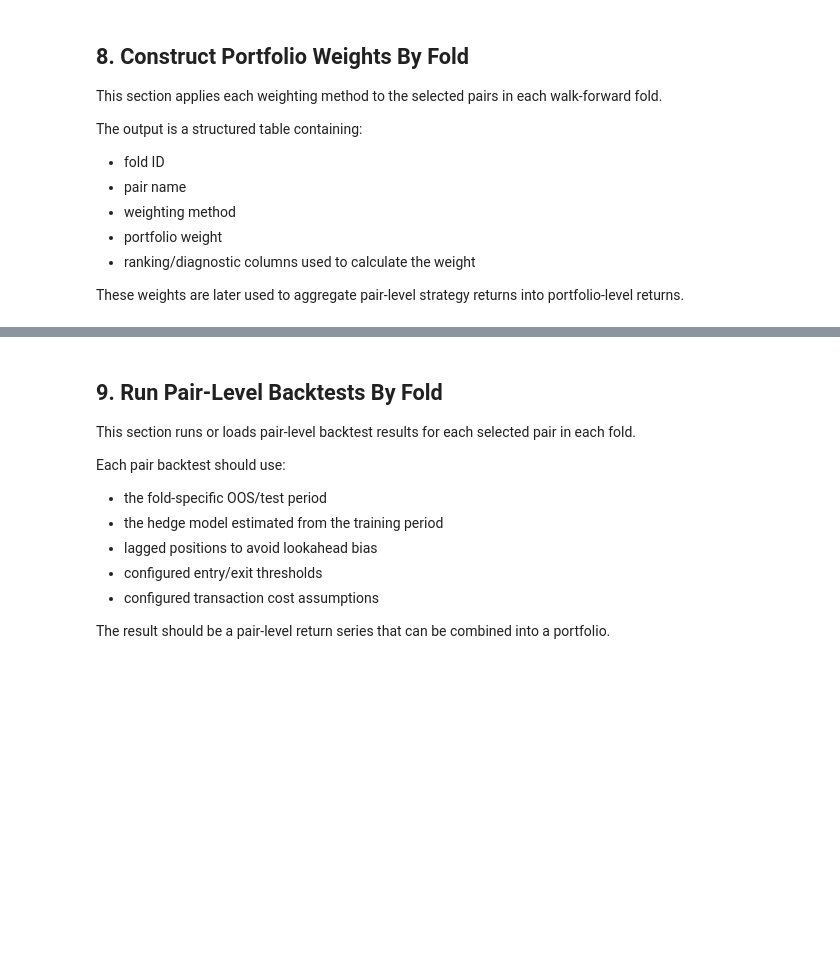
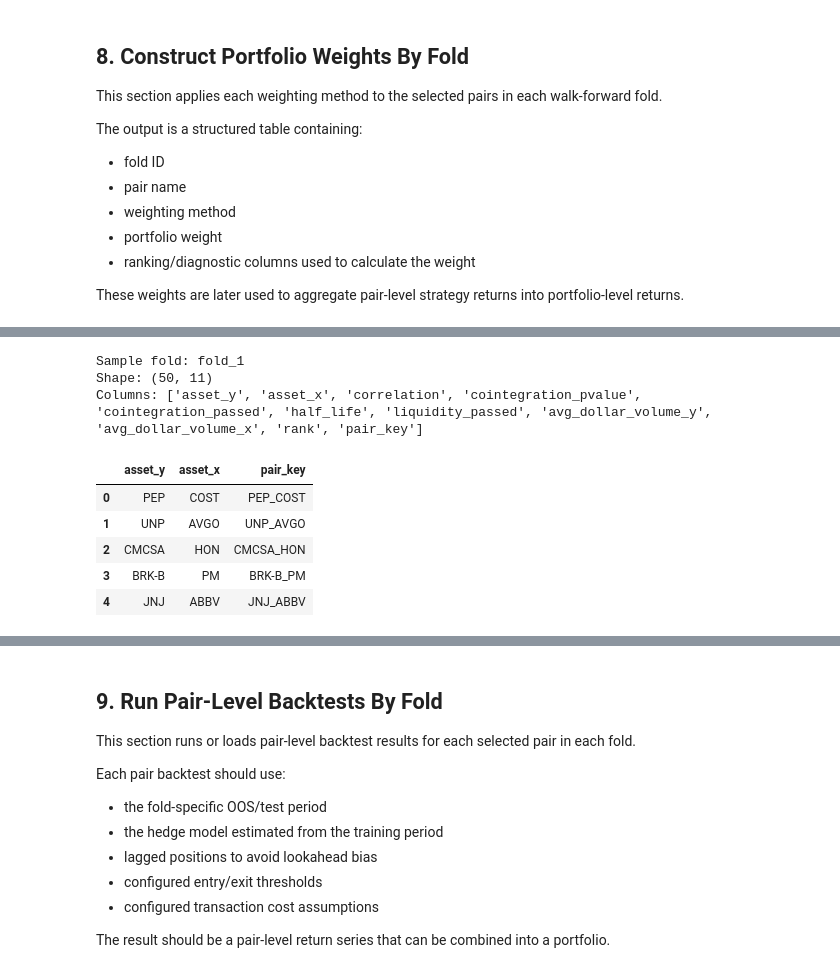
Before and after one commit to aditiseshadricodes/QuantProjects, a Jupyter notebook: pairs-trading-ai-tech/notebooks/03_portfolio_backtest_v2.ipynb, the cells around one changed output, grey strips where cells are left out. Saved outputs shown, nothing was run; the diff lists cells and outputs as text; code cells hidden in the pictures; blank space fills up the shorter version.

```diff
--- a/pairs-trading-ai-tech/notebooks/03_portfolio_backtest_v2.ipynb
+++ b/pairs-trading-ai-tech/notebooks/03_portfolio_backtest_v2.ipynb
@@ -448,0 +468,12 @@ Each method converts a selected-pair table into a normalized weight vector.
+# %%
+artifact_file_path = OUTPUT_DIR/"v2_fold_pair_model_artifacts.pkl"
+metadata_file_path = OUTPUT_DIR/"v2_fold_pair_model_metadata.json"
+
+with open(artifact_file_path,'rb') as file:
+    artifact = pickle.load(file)
+
+print(artifact.keys())
+print(artifact['fold_1'].keys())
+
+with open(metadata_file_path,'r') as file:
+    metadata = json.load(file)
@@ -448,0 +483,5 @@ Each method converts a selected-pair table into a normalized weight vector.
+# %%
+for fold_id in selected_pairs_by_fold:
+    csv_pairs = selected_pairs_by_fold[fold_id]
+    artifact_pairs = artifact[fold_id]["selected_pairs"]
+    print(fold_id, csv_pairs.shape, artifact_pairs.shape)
@@ -462,0 +592,20 @@ These weights are later used to aggregate pair-level strategy returns into portf
+# %%
+sample_fold = next(iter(selected_pairs_for_weights_by_fold))
+
+print("Sample fold:", sample_fold)
+print("Shape:", selected_pairs_for_weights_by_fold[sample_fold].shape)
+print("Columns:", selected_pairs_for_weights_by_fold[sample_fold].columns.tolist())
+
+selected_pairs_for_weights_by_fold[sample_fold][
+    ["asset_y", "asset_x", "pair_key"]
+].head()
+# %% [output]
+Sample fold: fold_1
+Shape: (50, 11)
+Columns: ['asset_y', 'asset_x', 'correlation', 'cointegration_pvalue', 'cointegration_passed', 'half_life', 'liquidity_passed', 'avg_dollar_volume_y', 'avg_dollar_volume_x', 'rank', 'pair_key']
+|  | asset_y | asset_x | pair_key |
+| 0 | PEP | COST | PEP_COST |
+| 1 | UNP | AVGO | UNP_AVGO |
+| 2 | CMCSA | HON | CMCSA_HON |
+| 3 | BRK-B | PM | BRK-B_PM |
+| 4 | JNJ | ABBV | JNJ_ABBV |
```
Also changed, not shown: parts of 15 cells of this notebook, 4 other files.
